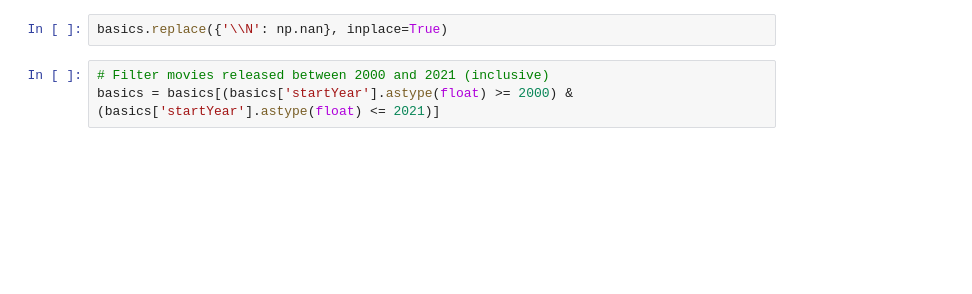
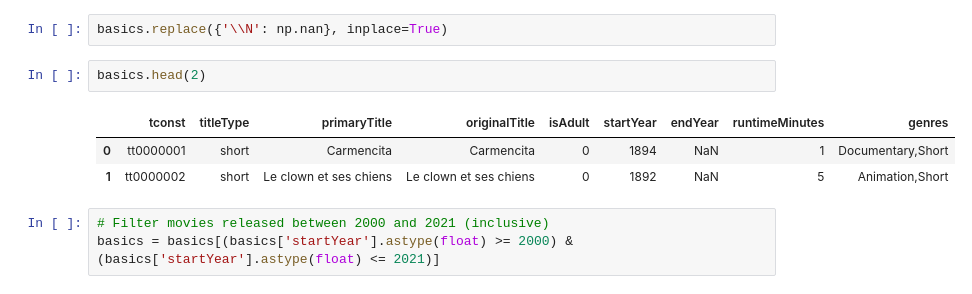
Before and after one commit to patelmedha/IMDB-Movie-Ratings, a Jupyter notebook: Movies-IMDB.ipynb, the cells around one changed output. Saved outputs shown, nothing was run; the diff lists cells and outputs as text; blank space fills up the shorter version.

```diff
--- a/Movies-IMDB.ipynb
+++ b/Movies-IMDB.ipynb
@@ -139,5 +194,11 @@ basics
 # %%
 basics.replace({'\\N': np.nan}, inplace=True)
+# %%
+basics.head(2)
+# %% [output]
+|  | tconst | titleType | primaryTitle | originalTitle | isAdult | startYear | endYear | runtimeMinutes | genres |
+| 0 | tt0000001 | short | Carmencita | Carmencita | 0 | 1894 | NaN | 1 | Documentary,Short |
+| 1 | tt0000002 | short | Le clown et ses chiens | Le clown et ses chiens | 0 | 1892 | NaN | 5 | Animation,Short |
 # %%
 # Filter movies released between 2000 and 2021 (inclusive)
 basics = basics[(basics['startYear'].astype(float) >= 2000) & (basics['startYear'].astype(float) <= 2021)]
```
Also changed, not shown: parts of 32 cells of this notebook, 3 other files.
